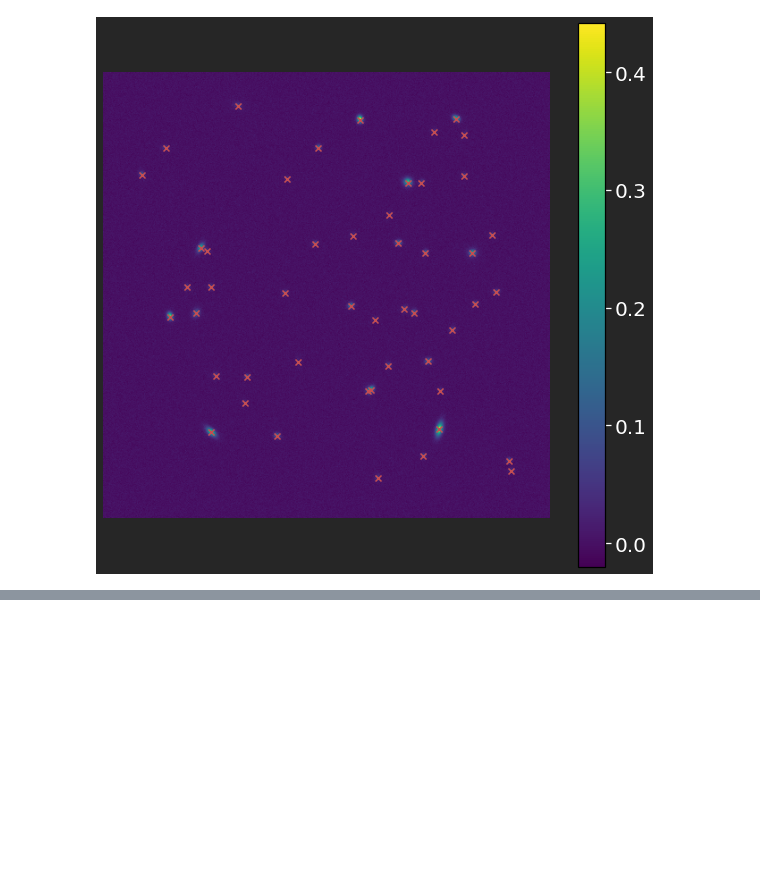
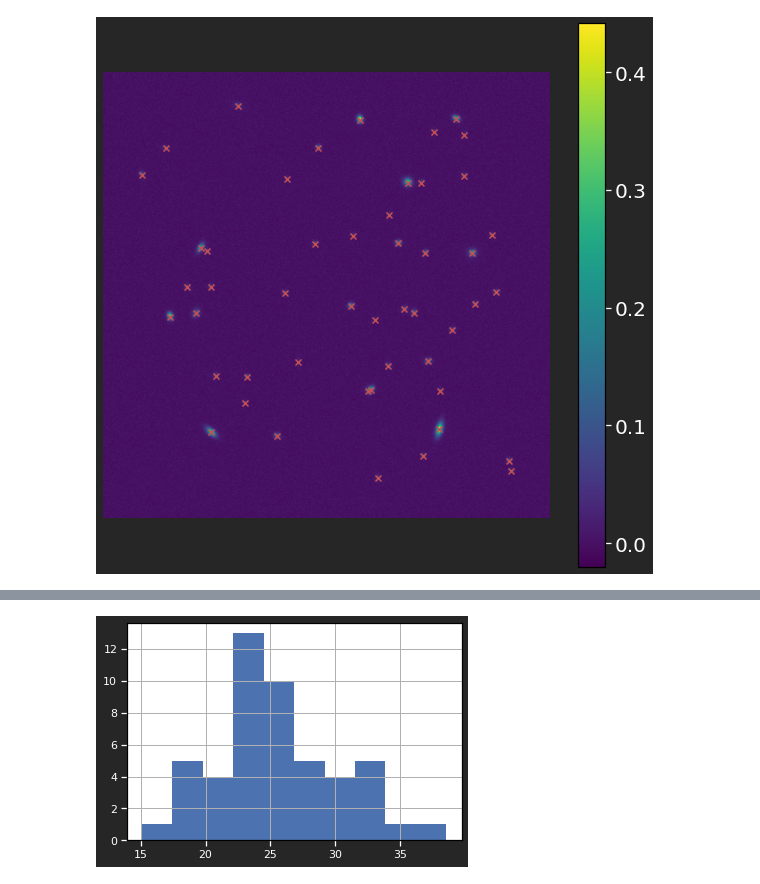
Before and after one commit to b-biswas/MADNESS-legacy, a Jupyter notebook: notebooks/test_simultaneous_deblending.ipynb, the cells around one changed output, grey strips where cells are left out. Drawn from its saved outputs; the diff is of its cells as text; code cells hidden in the pictures; blank space fills up the shorter version.

```diff
--- a/notebooks/test_simultaneous_deblending.ipynb
+++ b/notebooks/test_simultaneous_deblending.ipynb
@@ -304,0 +332,4 @@ tf.Tensor(
+# %%
+plt.hist(results["psnr"]);
+# %% [output]
+[figure, added]
```
Also changed, not shown: parts of 19 cells of this notebook, 3 other files.
